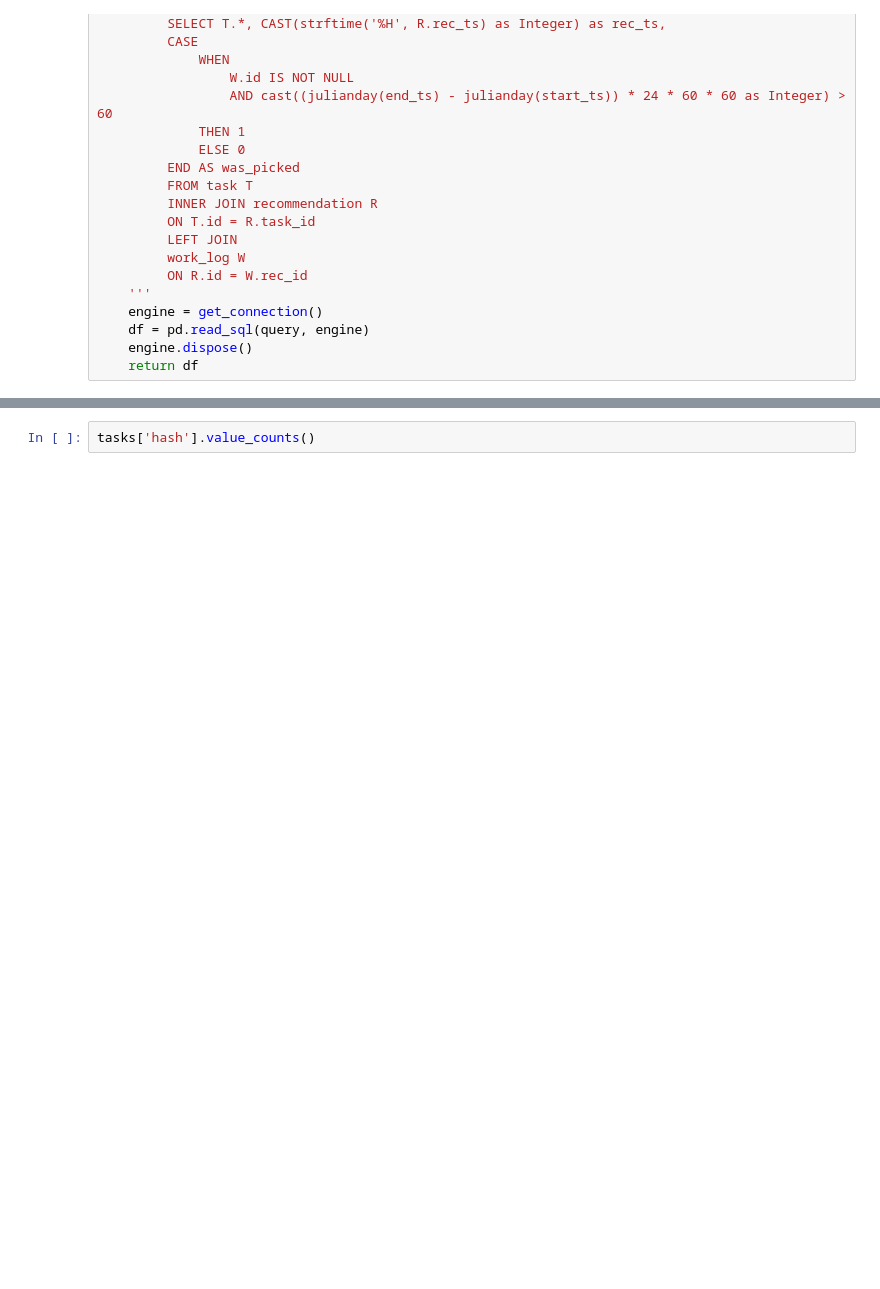
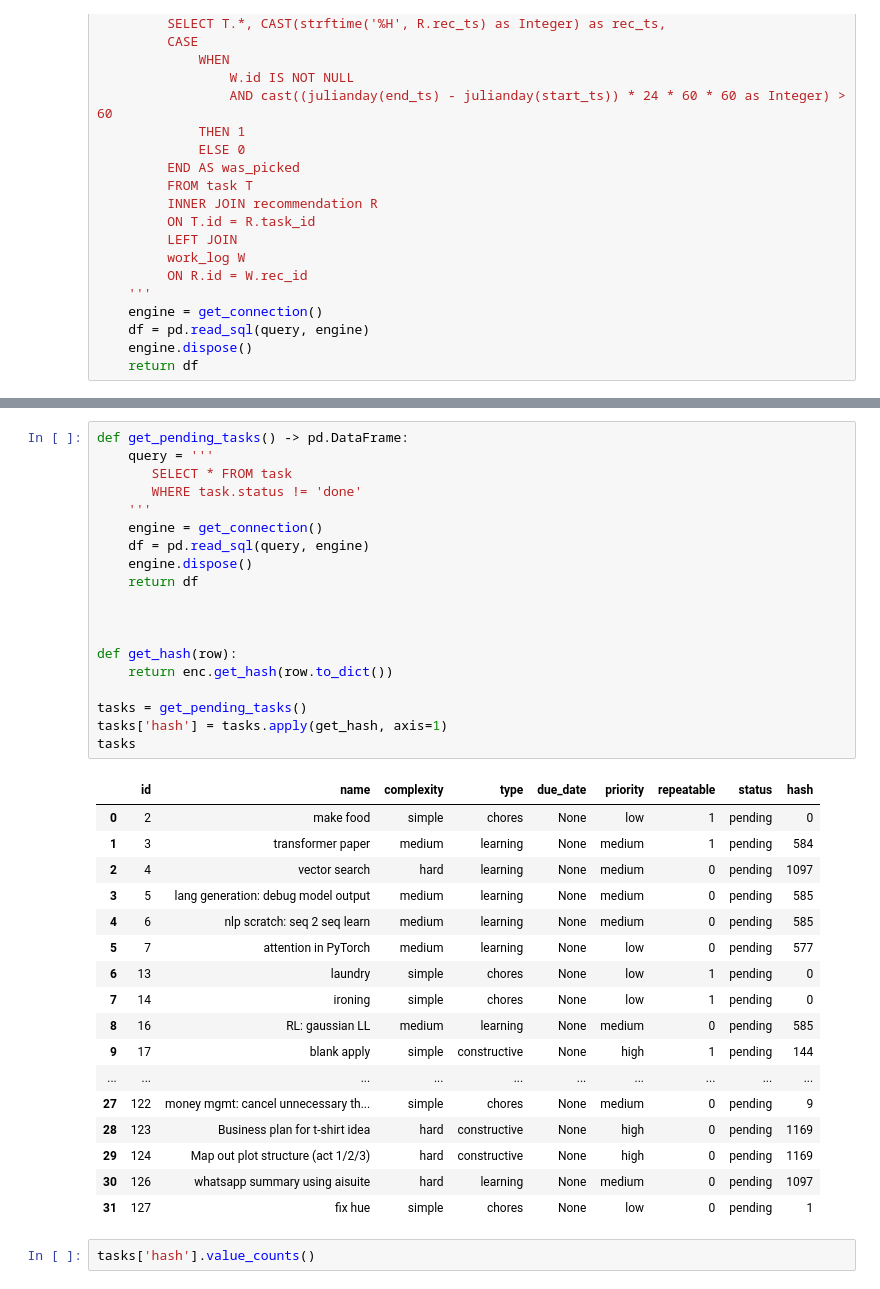
Before and after one commit to nicklondhe/didactic-happiness, a Jupyter notebook: happiness/nb/mab.ipynb, the cells around one changed output, grey strips where cells are left out. Cells and saved outputs as stored; diff of their text form; blank space fills up the shorter version.

```diff
--- a/happiness/nb/mab.ipynb
+++ b/happiness/nb/mab.ipynb
@@ -80,3 +63,40 @@ tasks['hash'] = tasks.apply(get_hash, axis=1)
+# %%
+def get_pending_tasks() -> pd.DataFrame:
+    query = '''
+       SELECT * FROM task
+       WHERE task.status != 'done'
+    '''
+    engine = get_connection()
+    df = pd.read_sql(query, engine)
+    engine.dispose()
+    return df
+
+
+
+def get_hash(row):
+    return enc.get_hash(row.to_dict())
+
+tasks = get_pending_tasks()
+tasks['hash'] = tasks.apply(get_hash, axis=1)
+tasks
+# %% [output]
+|  | id | name | complexity | type | due_date | priority | repeatable | status | hash |
+| 0 | 2 | make food | simple | chores | None | low | 1 | pending | 0 |
+| 1 | 3 | transformer paper | medium | learning | None | medium | 1 | pending | 584 |
+| 2 | 4 | vector search | hard | learning | None | medium | 0 | pending | 1097 |
+| 3 | 5 | lang generation: debug model output | medium | learning | None | medium | 0 | pending | 585 |
+| 4 | 6 | nlp scratch: seq 2 seq learn | medium | learning | None | medium | 0 | pending | 585 |
+| 5 | 7 | attention in PyTorch | medium | learning | None | low | 0 | pending | 577 |
+| 6 | 13 | laundry | simple | chores | None | low | 1 | pending | 0 |
+| 7 | 14 | ironing | simple | chores | None | low | 1 | pending | 0 |
+| 8 | 16 | RL: gaussian LL | medium | learning | None | medium | 0 | pending | 585 |
+| 9 | 17 | blank apply | simple | constructive | None | high | 1 | pending | 144 |
+| ... | ... | ... | ... | ... | ... | ... | ... | ... | ... |
+| 27 | 122 | money mgmt: cancel unnecessary th... | simple | chores | None | medium | 0 | pending | 9 |
+| 28 | 123 | Business plan for t-shirt idea | hard | constructive | None | high | 0 | pending | 1169 |
+| 29 | 124 | Map out plot structure (act 1/2/3) | hard | constructive | None | high | 0 | pending | 1169 |
+| 30 | 126 | whatsapp summary using aisuite | hard | learning | None | medium | 0 | pending | 1097 |
+| 31 | 127 | fix hue | simple | chores | None | low | 0 | pending | 1 |
 # %%
 tasks['hash'].value_counts()
 # %% [output]
```
Also changed, not shown: parts of 15 cells of this notebook.
